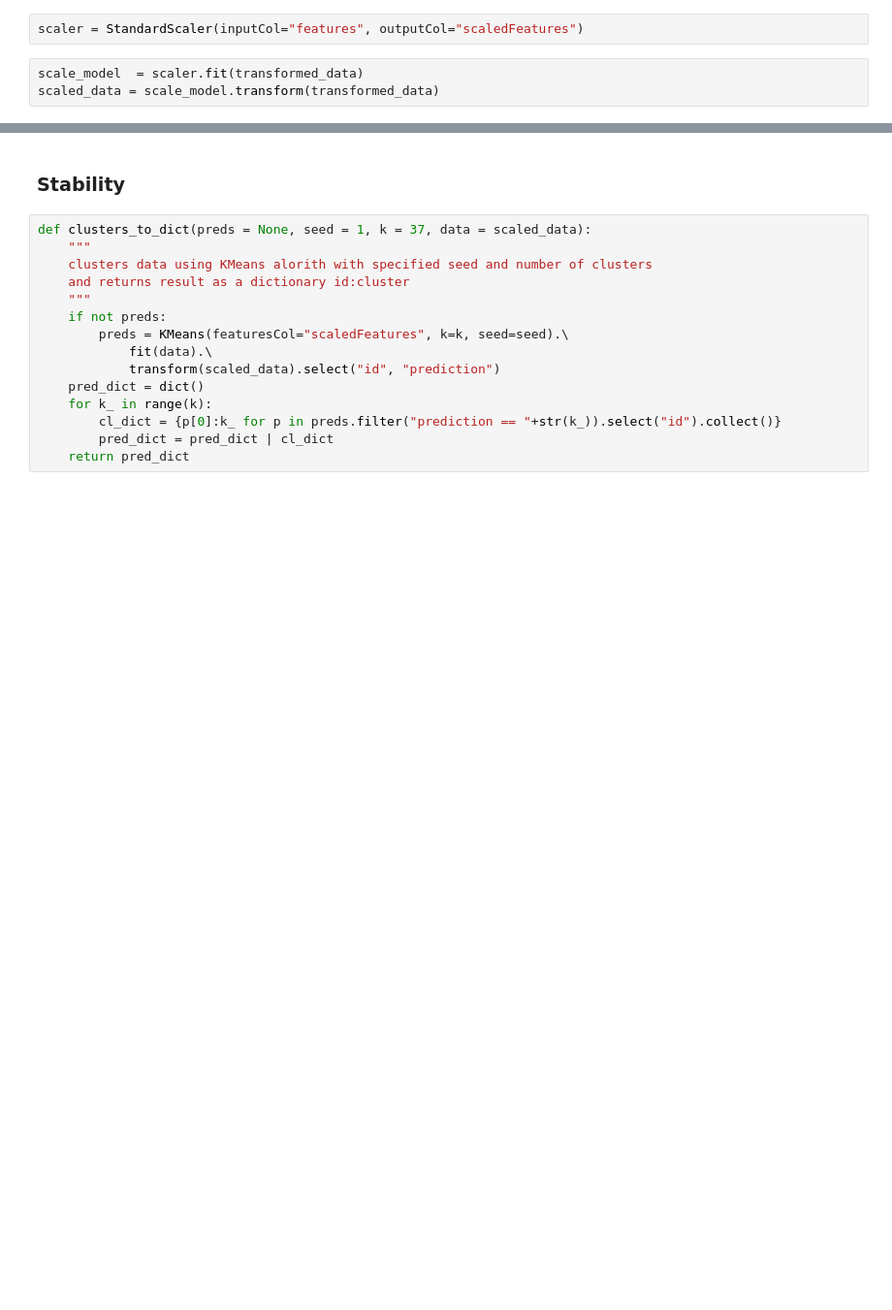
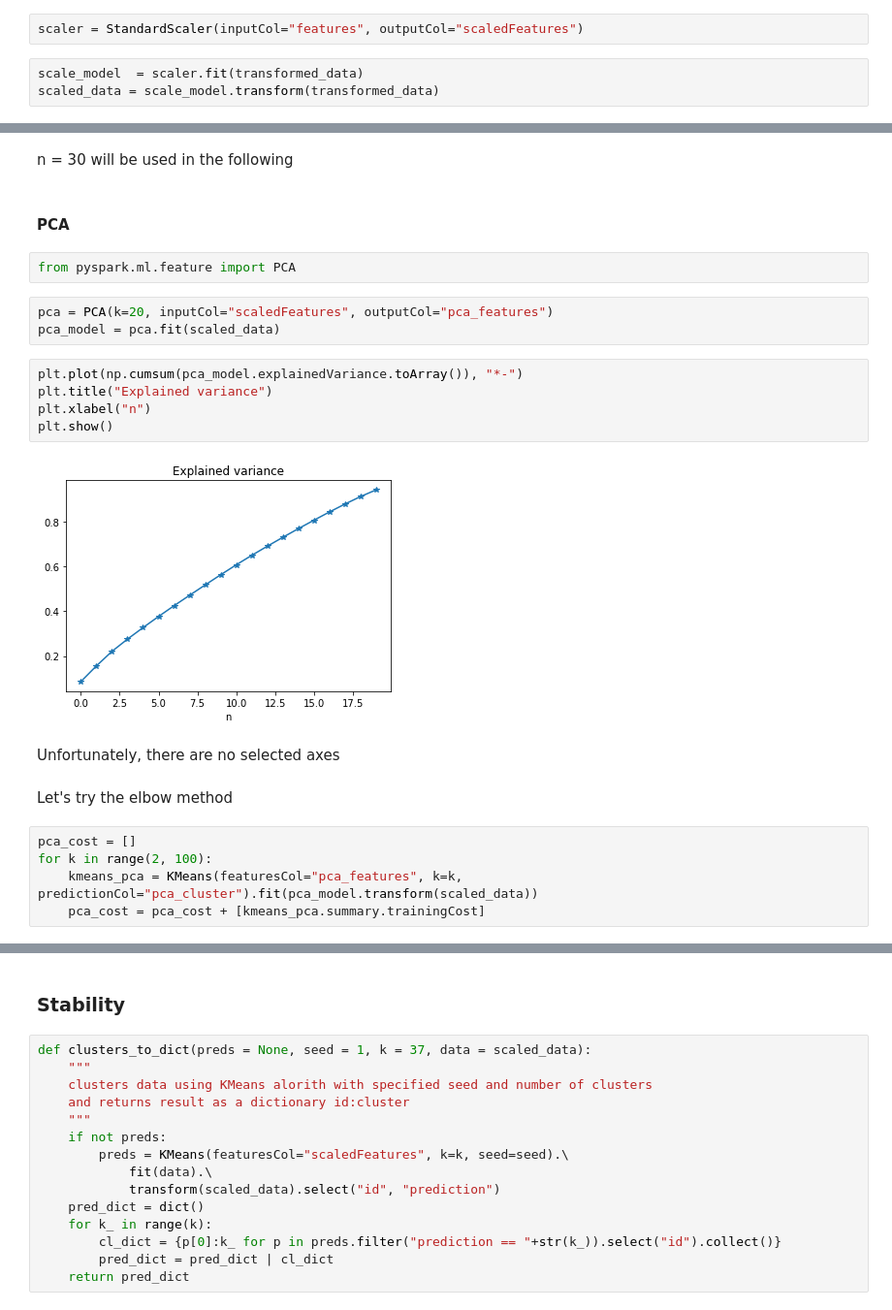
Before and after one commit to ALuchinsky/Spring2022_CS6500, a Jupyter notebook: notebooks/AL_kmeans_clustering.ipynb, the cells around one changed output, grey strips where cells are left out. Shown at 97% size. Drawn from its saved outputs; the diff is of its cells as text; blank space fills up the shorter version.

Commit message:
PCA transformation (did not help), some attempts for interpretation

```diff
--- a/notebooks/AL_kmeans_clustering.ipynb
+++ b/notebooks/AL_kmeans_clustering.ipynb
@@ -201,0 +127,25 @@ only showing top 20 rows
+# %% [markdown]
+n = 30 will be used in the following
+# %% [markdown]
+#### PCA
+# %%
+from pyspark.ml.feature import PCA
+# %%
+pca = PCA(k=20, inputCol="scaledFeatures", outputCol="pca_features")
+pca_model = pca.fit(scaled_data)
+# %%
+plt.plot(np.cumsum(pca_model.explainedVariance.toArray()), "*-")
+plt.title("Explained variance")
+plt.xlabel("n")
+plt.show()
+# %% [output]
+[figure, added]
+# %% [markdown]
+Unfortunately, there are no selected axes
+# %% [markdown]
+Let's try the elbow method
+# %%
+pca_cost = []
+for k in range(2, 100):
+    kmeans_pca = KMeans(featuresCol="pca_features", k=k, predictionCol="pca_cluster").fit(pca_model.transform(scaled_data))
+    pca_cost = pca_cost + [kmeans_pca.summary.trainingCost]
```
Also changed, not shown: parts of 35 cells of this notebook.
